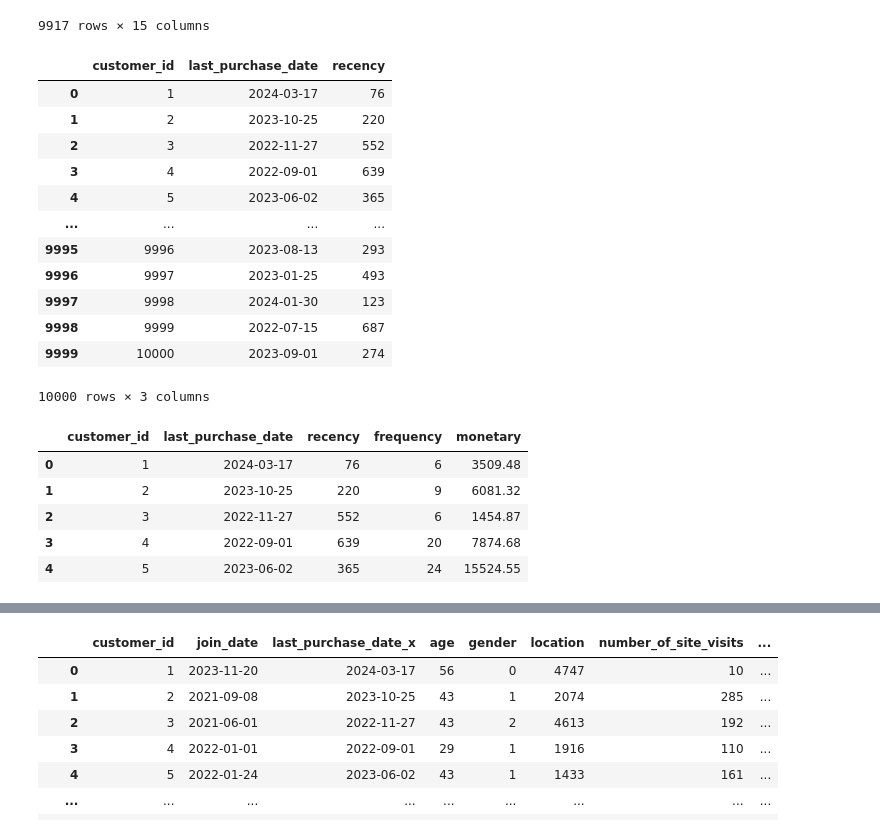
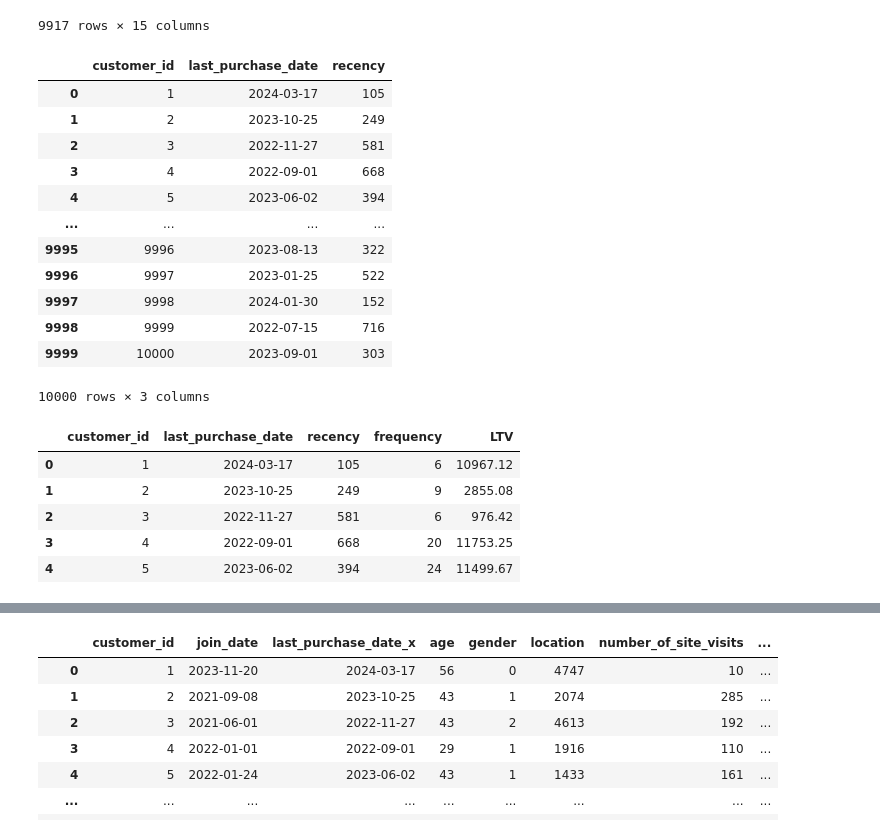
Before and after one commit to qmdismnp/Schulich_DS_MBAN, a Jupyter notebook: v3_assignment2.ipynb, the cells around one changed output, grey strips where cells are left out. Cells and saved outputs as stored; diff of their text form; code cells hidden in the pictures.

```diff
--- a/v3_assignment2.ipynb
+++ b/v3_assignment2.ipynb
@@ -17,10 +17,10 @@ Scenario: EcomX Retailers is a mid-sized online retail company specializing in e
 # %% [markdown]
 Objective: The objective of this assignment is to build and evaluate a machine learning model to predict the Customer Lifetime Value (CLV) of EcomX’s customers. You will need to identify and apply various data cleaning and preparation techniques, as well as select an appropriate model and evaluation criteria.
 # %%
-customer = pd.read_csv('C:/Users/User/Desktop/customers_final.csv')
-engagement = pd.read_csv('C:/Users/User/Desktop/engagements_final.csv')
-marketing = pd.read_csv('C:/Users/User/Desktop/marketing_final.csv')
-transactions = pd.read_csv('C:/Users/User/Desktop/transactions_final.csv')
+customer = pd.read_csv('https://raw.githubusercontent.com/delinai/schulich_ds1_2024/main/Datasets/customers_final.csv')
+engagement = pd.read_csv('https://raw.githubusercontent.com/delinai/schulich_ds1_2024/main/Datasets/engagements_final.csv')
+marketing = pd.read_csv('https://raw.githubusercontent.com/delinai/schulich_ds1_2024/main/Datasets/marketing_final.csv')
+transactions = pd.read_csv('https://raw.githubusercontent.com/delinai/schulich_ds1_2024/main/Datasets/transactions_final.csv')
 # %% [markdown]
 Data Cleaning (Missing Values)
 # %%
@@ -446,7 +446,7 @@ import datetime as dt
 transactions['transaction_date'] = pd.to_datetime(transactions['transaction_date'])
 
 # Calculate Recency, Frequency, and Monetary
-snapshot_date = transactions['transaction_date'].max() + pd.DateOffset(1)
+snapshot_date = pd.Timestamp('2024-06-30 00:00:00')
 
 # Recency: Days since last transaction
 rfm_recency = customer['last_purchase_date'].reset_index()
@@ -454,37 +454,37 @@ rfm_recency['recency'] = (snapshot_date - rfm_recency['last_purchase_date']).dt.
 rfm_recency
 # %% [output]
 |  | customer_id | last_purchase_date | recency |
-| 0 | 1 | 2024-03-17 | 76 |
-| 1 | 2 | 2023-10-25 | 220 |
-| 2 | 3 | 2022-11-27 | 552 |
-| 3 | 4 | 2022-09-01 | 639 |
-| 4 | 5 | 2023-06-02 | 365 |
+| 0 | 1 | 2024-03-17 | 105 |
+| 1 | 2 | 2023-10-25 | 249 |
+| 2 | 3 | 2022-11-27 | 581 |
+| 3 | 4 | 2022-09-01 | 668 |
+| 4 | 5 | 2023-06-02 | 394 |
 | ... | ... | ... | ... |
-| 9995 | 9996 | 2023-08-13 | 293 |
-| 9996 | 9997 | 2023-01-25 | 493 |
-| 9997 | 9998 | 2024-01-30 | 123 |
-| 9998 | 9999 | 2022-07-15 | 687 |
-| 9999 | 10000 | 2023-09-01 | 274 |
+| 9995 | 9996 | 2023-08-13 | 322 |
+| 9996 | 9997 | 2023-01-25 | 522 |
+| 9997 | 9998 | 2024-01-30 | 152 |
+| 9998 | 9999 | 2022-07-15 | 716 |
+| 9999 | 10000 | 2023-09-01 | 303 |
 10000 rows × 3 columns
 # %%
 # Frequency: Number of transactions
 rfm_frequency = transactions.groupby('customer_id')['transaction_id'].count().reset_index()
 rfm_frequency.columns = ['customer_id', 'frequency']
+# %%
+# Monetary: Total amount spent
+rfm_monetary = df1[['customer_id','customer_lifetime_value']]
+rfm_monetary.columns = ['customer_id', 'LTV']
 # %%
-# Monetary: Total amount spent
-rfm_monetary = transactions.groupby('customer_id')['transaction_amount'].sum().reset_index()
-rfm_monetary.columns = ['customer_id', 'monetary']
-
 # Merge RFM metrics into a single DataFrame
 rfm = rfm_recency.merge(rfm_frequency, on='customer_id').merge(rfm_monetary, on='customer_id')
 
 rfm.head()
 # %% [output]
-|  | customer_id | last_purchase_date | recency | frequency | monetary |
-| 0 | 1 | 2024-03-17 | 76 | 6 | 3509.48 |
-| 1 | 2 | 2023-10-25 | 220 | 9 | 6081.32 |
-| 2 | 3 | 2022-11-27 | 552 | 6 | 1454.87 |
-| 3 | 4 | 2022-09-01 | 639 | 20 | 7874.68 |
-| 4 | 5 | 2023-06-02 | 365 | 24 | 15524.55 |
+|  | customer_id | last_purchase_date | recency | frequency | LTV |
+| 0 | 1 | 2024-03-17 | 105 | 6 | 10967.12 |
+| 1 | 2 | 2023-10-25 | 249 | 9 | 2855.08 |
+| 2 | 3 | 2022-11-27 | 581 | 6 | 976.42 |
+| 3 | 4 | 2022-09-01 | 668 | 20 | 11753.25 |
+| 4 | 5 | 2023-06-02 | 394 | 24 | 11499.67 |
 # %%
 # Define quantile thresholds for Recency, Frequency, and Monetary
```
Also changed, not shown: parts of 24 cells of this notebook, 1 other file.
